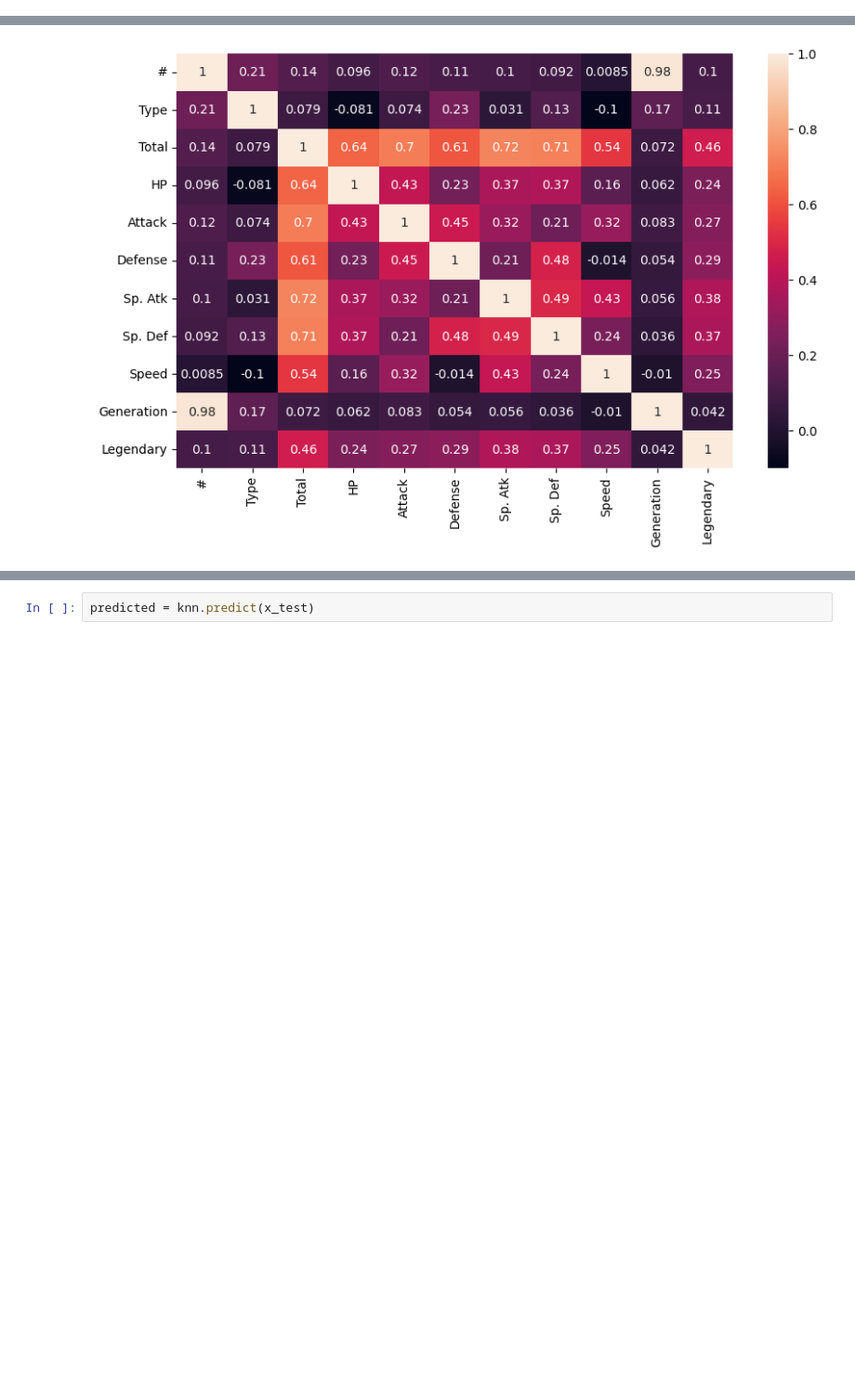
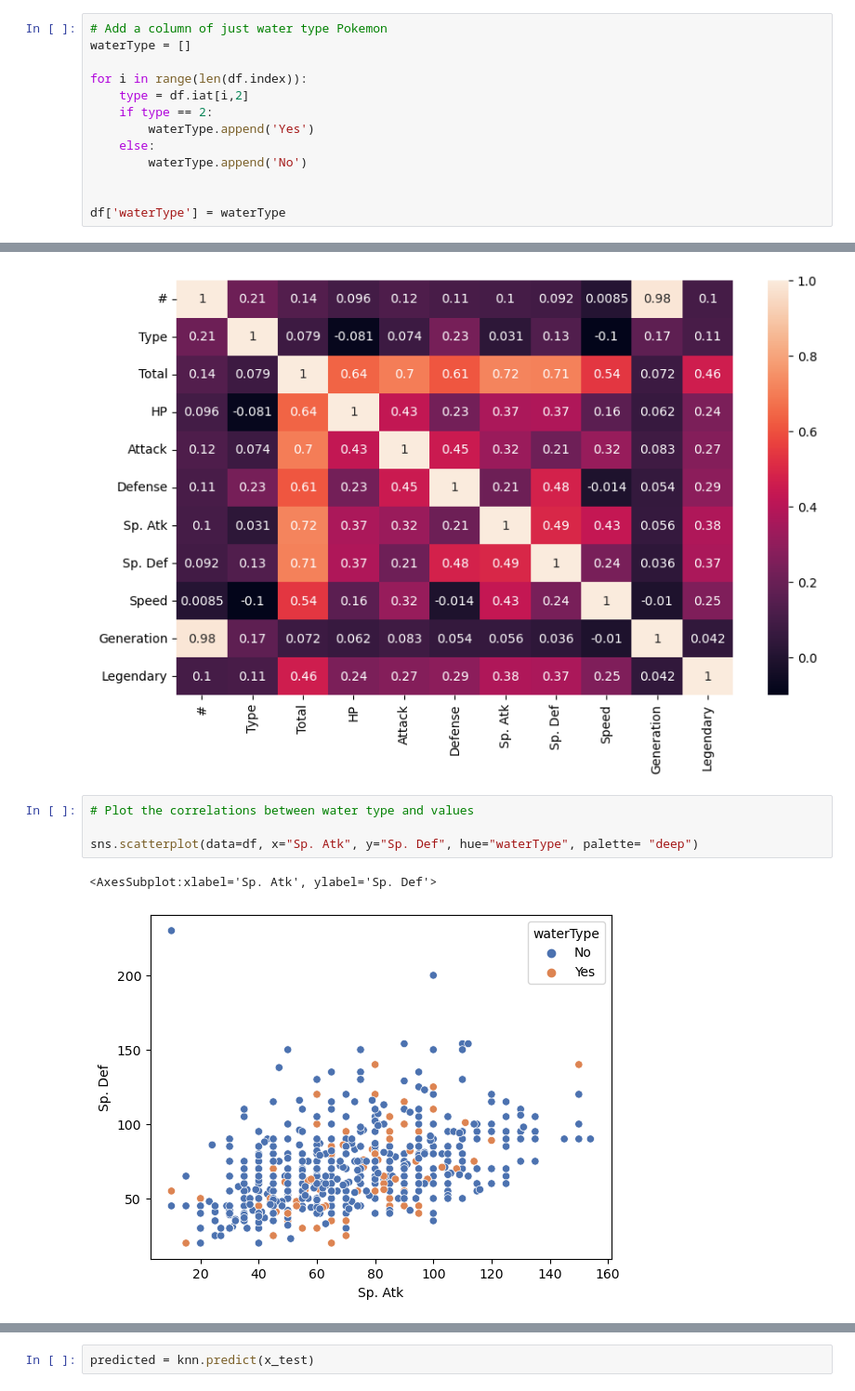
Before and after one commit to adriancabalo/CCIC_DS1, a Jupyter notebook: Final Project DS2.ipynb, the cells around one changed output, grey strips where cells are left out. Shown: that part at 93% size. Saved outputs shown, nothing was run; the diff lists cells and outputs as text; blank space fills up the shorter version.

```diff
--- a/Final Project DS2.ipynb
+++ b/Final Project DS2.ipynb
@@ -94,6 +101,26 @@ shuffle = df.sample(frac = 1)
+# %%
+# Add a column of just water type Pokemon
+waterType = []
+
+for i in range(len(df.index)):
+    type = df.iat[i,2]
+    if type == 2:
+        waterType.append('Yes')
+    else:
+        waterType.append('No')
+
+
+df['waterType'] = waterType
 # %%
 plt.figure(figsize=(10,6))
 sns.heatmap(df.corr(),annot=True)
 plt.show()
 # %% [output]
 [figure]
+# %%
+# Plot the correlations between water type and values
+
+sns.scatterplot(data=df, x="Sp. Atk", y="Sp. Def", hue="waterType", palette= "deep")
+# %% [output]
+<AxesSubplot:xlabel='Sp. Atk', ylabel='Sp. Def'>
+[figure, added]
```
Also changed, not shown: parts of 39 cells of this notebook.
